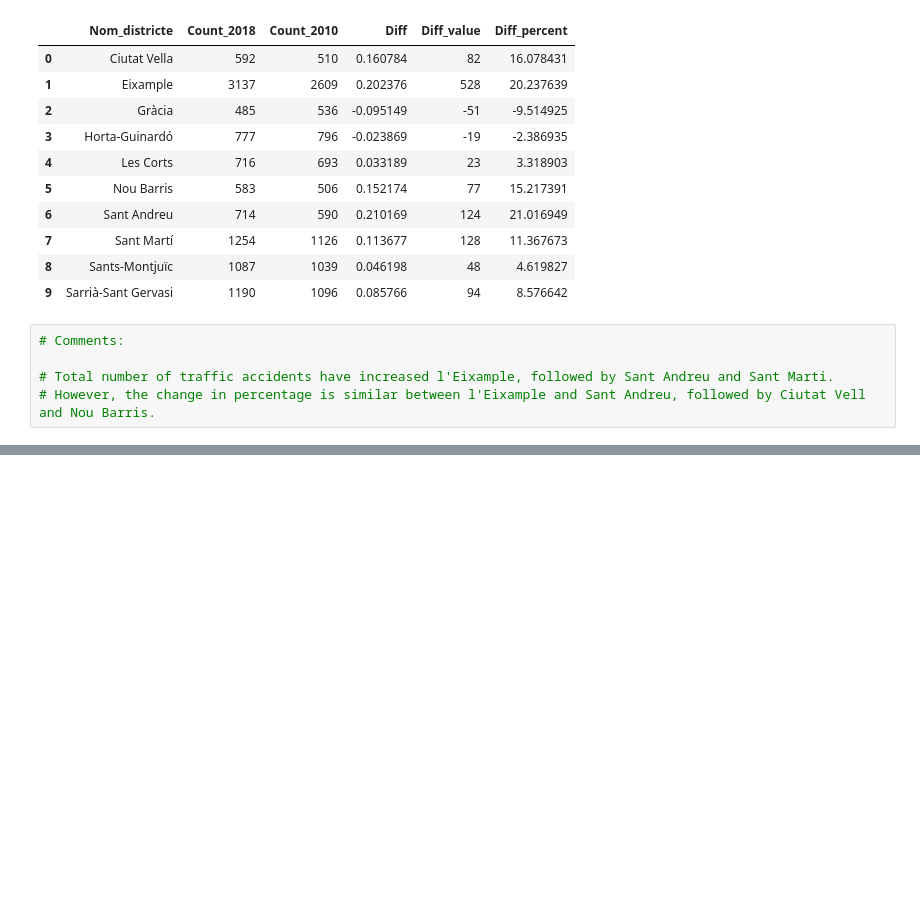
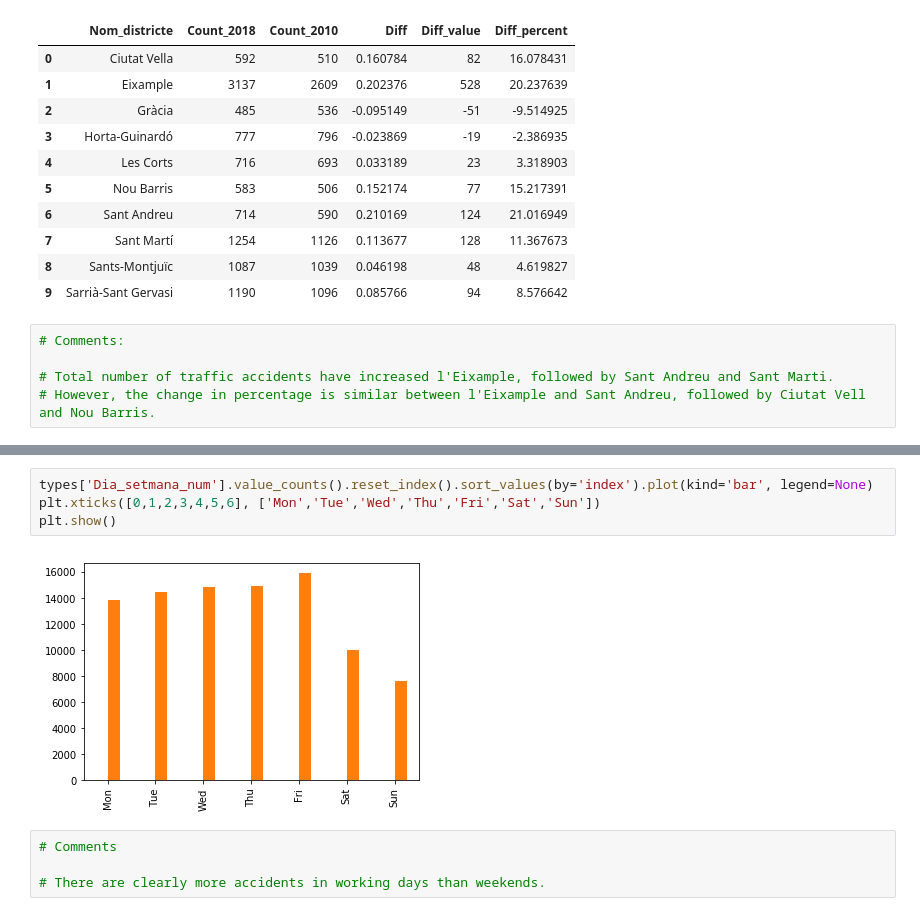
Before and after one commit to roger-roig/your-own-project, a Jupyter notebook: project_roger_2.ipynb, the cells around one changed output, grey strips where cells are left out. Saved outputs shown, nothing was run; the diff lists cells and outputs as text; blank space fills up the shorter version.

```diff
--- a/project_roger_2.ipynb
+++ b/project_roger_2.ipynb
@@ -150,0 +221,10 @@ typ_yr_dist_diffs
+# %%
+types['Dia_setmana_num'].value_counts().reset_index().sort_values(by='index').plot(kind='bar', legend=None)
+plt.xticks([0,1,2,3,4,5,6], ['Mon','Tue','Wed','Thu','Fri','Sat','Sun'])
+plt.show()
+# %% [output]
+[figure, added]
+# %%
+# Comments
+
+# There are clearly more accidents in working days than weekends.
```
Also changed, not shown: parts of 36 cells of this notebook.
